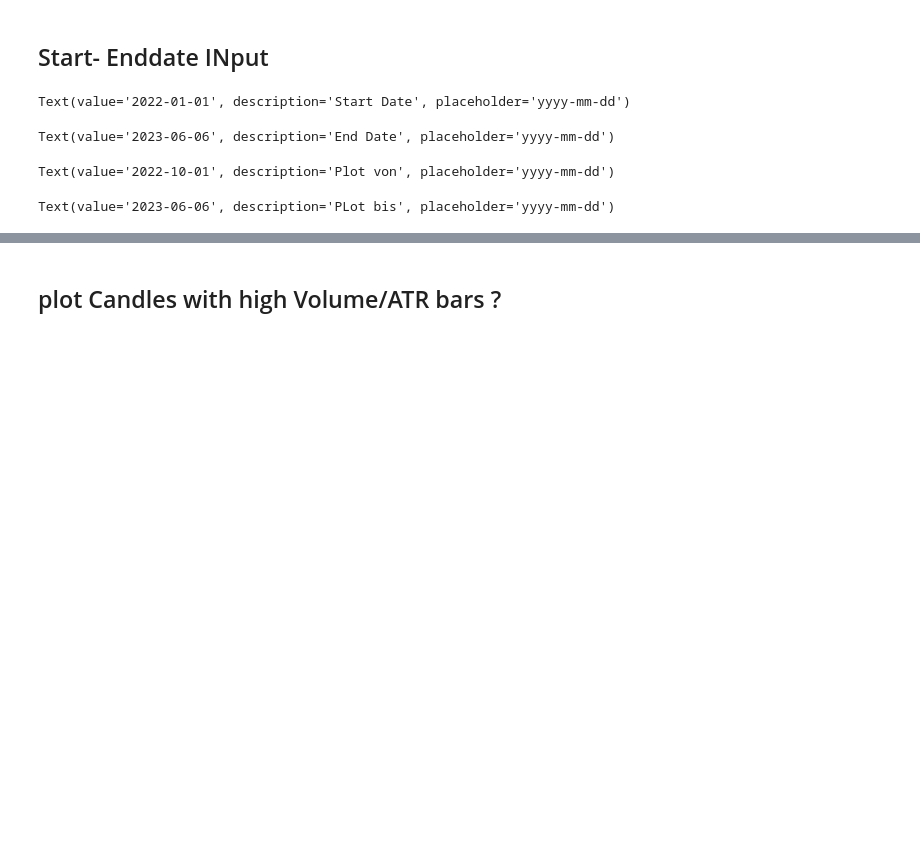
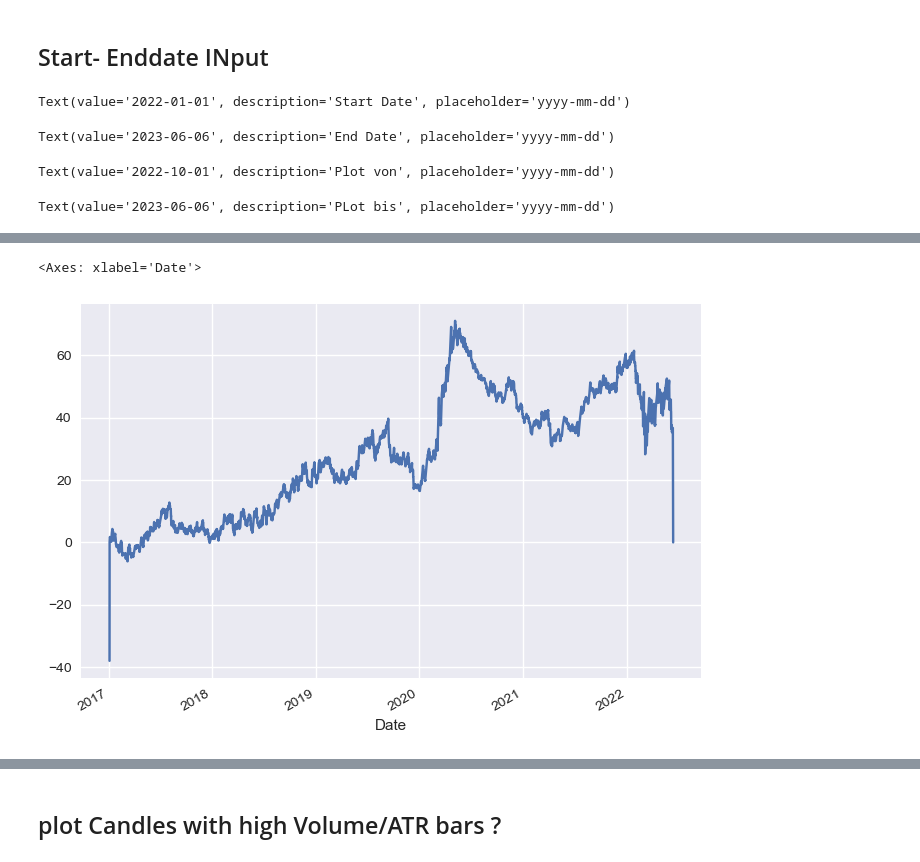
Before and after one commit to lotharm/Analysis, a Jupyter notebook: X_timeseriesanalysis.ipynb, the cells around one changed output, grey strips where cells are left out. Drawn from its saved outputs; the diff is of its cells as text; code cells hidden in the pictures; blank space fills up the shorter version.

```diff
--- a/X_timeseriesanalysis.ipynb
+++ b/X_timeseriesanalysis.ipynb
@@ -324,0 +396,4 @@ daten=daten.dropna()
+# %%
+transactions=data[["Close","buysell"]].loc[data["buysell"] != 0]
+transactions.at[transactions.index[-1],"buysell"]=transactions.iloc[-1]["buysell"]*0.5
+transactions.at[transactions.index[0],"buysell"]=transactions.iloc[0]["buysell"]*0.5
@@ -324,0 +417,2 @@ daten=daten.dropna()
+# %%
+transactions["flow"]=(-1.0)*transactions["Close"]*transactions["buysell"]
@@ -324,0 +436,4 @@ daten=daten.dropna()
+# %%
+transactions["pnl"]=transactions["flow"].cumsum()+0.5*transactions["buysell"]*transactions["Close"]
+'transactions.at[transactions.index[-1],"pnl"]=0
+transactions.at[transactions.index[0],"pnl"]=0
@@ -324,0 +442,5 @@ daten=daten.dropna()
+# %%
+transactions["pnl"].plot()
+# %% [output]
+<Axes: xlabel='Date'>
+[figure, added]
```
Also changed, not shown: parts of 35 cells of this notebook, 2 other files.
